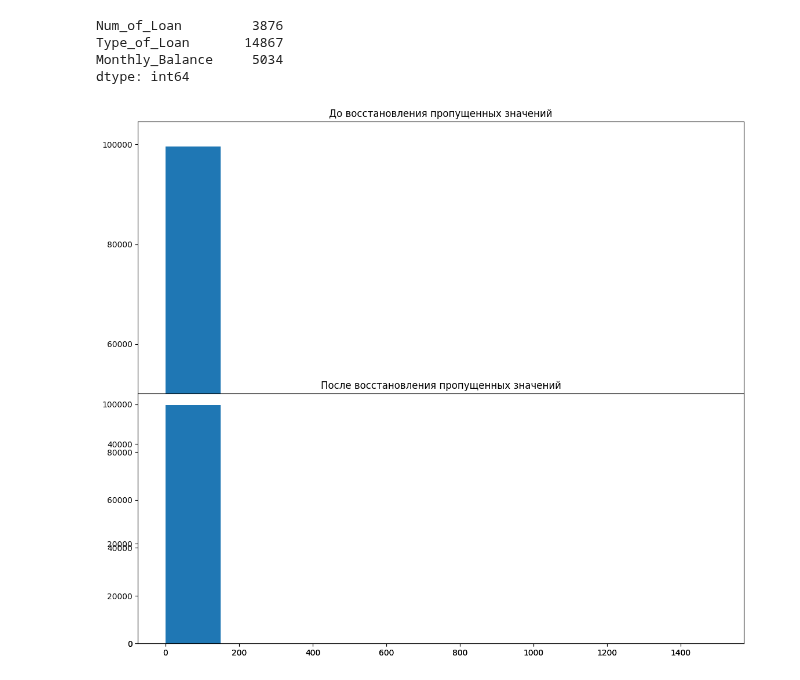
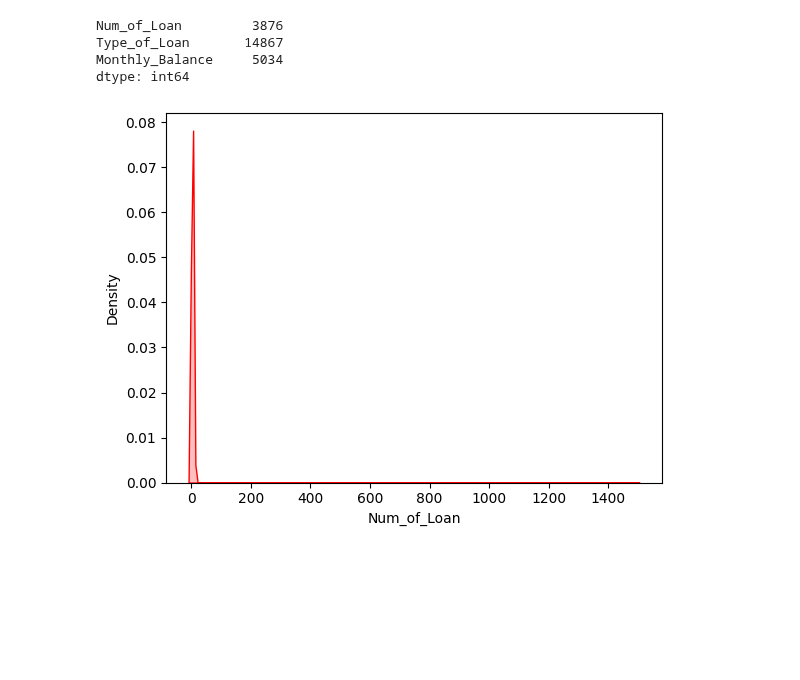
Before and after one commit to Ghukii/TMP-4sem-, a Jupyter notebook: Задание_6/Задание_6_13.ipynb, the cells around one changed output. Drawn from its saved outputs; the diff is of its cells as text; code cells hidden in the pictures; blank space fills up the shorter version.

```diff
--- a/Задание_6/Задание_6_13.ipynb
+++ b/Задание_6/Задание_6_13.ipynb
@@ -333,19 +333,7 @@ dtype: int64
 # %%
 NoL, ToL, MB = df['Num_of_Loan'], df['Type_of_Loan'], df['Monthly_Balance']
 # %%
-plt.figure(figsize=(12, 10))
-
-plt.subplot(1, 1, 1)
-plt.hist(NoL)
-plt.title('До восстановления пропущенных значений')
-
-NoL_vosst = NoL
-
-plt.subplot(2, 1, 2)
-plt.hist(NoL_vosst)
-plt.title('После восстановления пропущенных значений')
-
-plt.tight_layout()
+df['values'].plot.kde(bw_method=0.5, color='red')
 plt.show()
 # %% [output]
-[figure, old version]
+[figure, new version]
```
Also changed, not shown: parts of 2 cells of this notebook.
